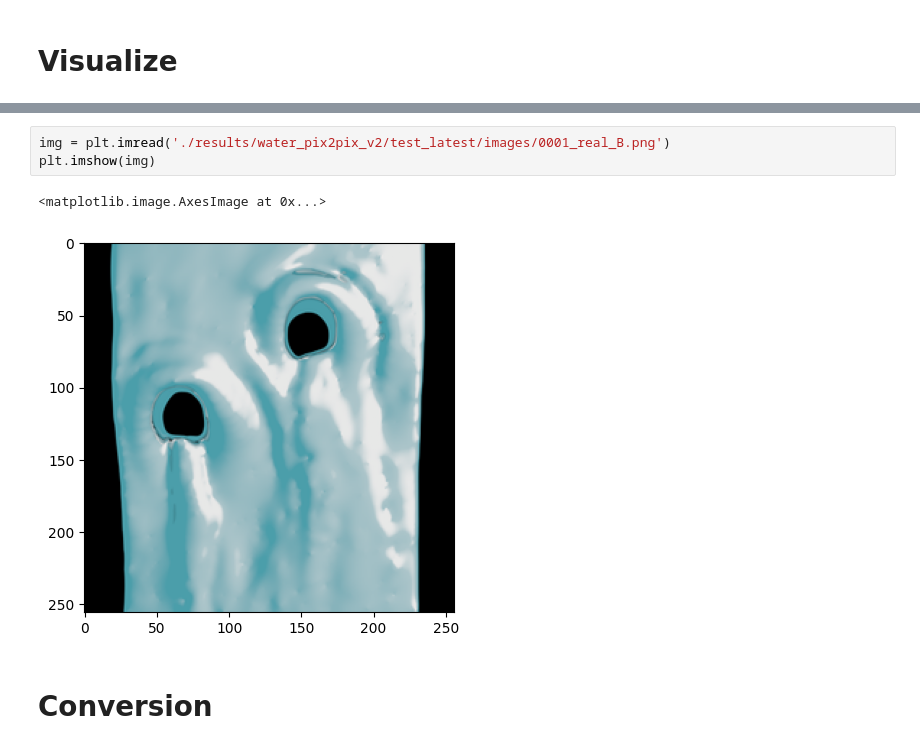
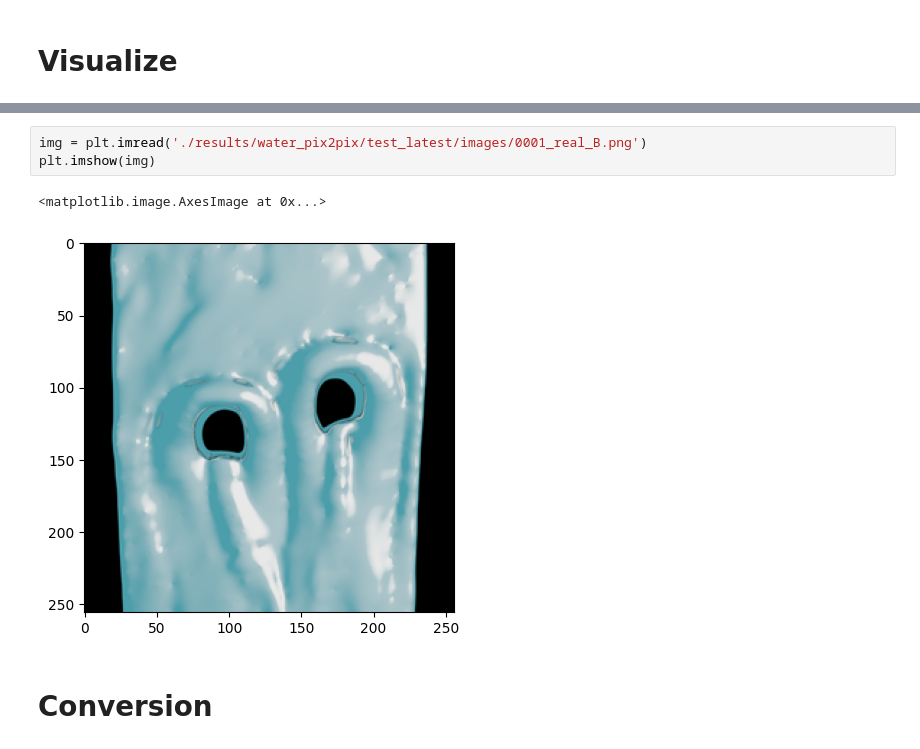
Before and after one commit to shounendev/pix2pix_real-time_LiteRT_WebGPU, a Jupyter notebook: Training/pix2pix.ipynb, the cells around one changed output, grey strips where cells are left out. Saved outputs shown, nothing was run; the diff lists cells and outputs as text.

```diff
--- a/Training/pix2pix.ipynb
+++ b/Training/pix2pix.ipynb
@@ -137,8 +128,8 @@ plt.imshow(img)
 # %%
-img = plt.imread('./results/water_pix2pix_v2/test_latest/images/0001_real_B.png')
+img = plt.imread('./results/water_pix2pix/test_latest/images/0001_real_B.png')
 plt.imshow(img)
 # %% [output]
 <matplotlib.image.AxesImage at 0x...>
-[figure, old version]
+[figure, new version]
 # %% [markdown]
 # Conversion
```
Also changed, not shown: parts of 10 cells of this notebook.
